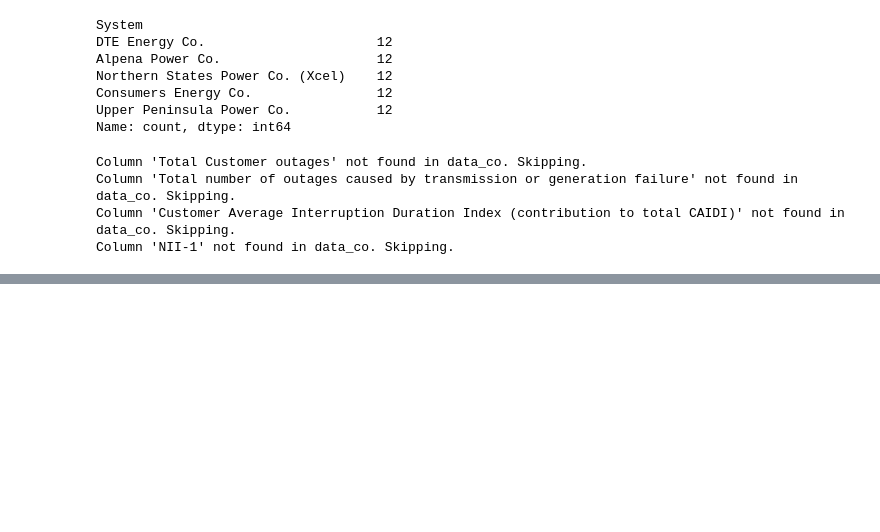
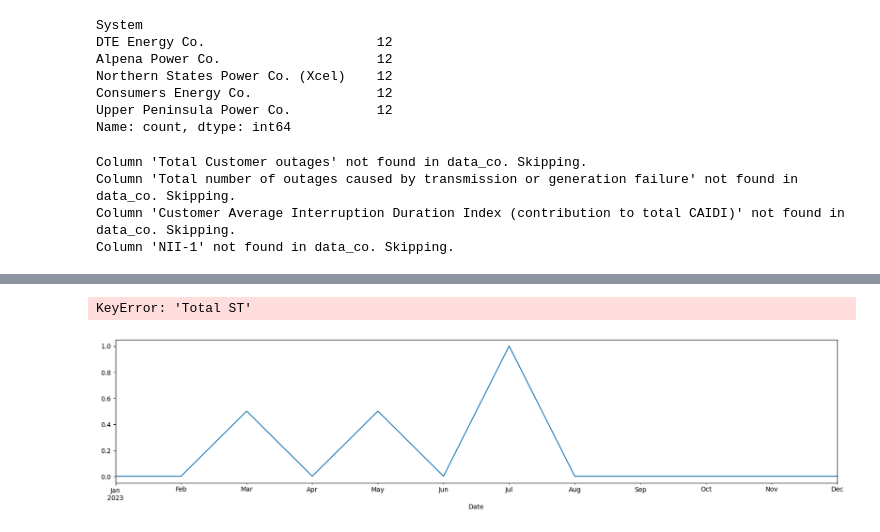
Before and after one commit to MauroGonzalez51/solar-study, a Jupyter notebook: test.ipynb, the cells around one changed output, grey strips where cells are left out. Cells and saved outputs as stored; diff of their text form; code cells hidden in the pictures; blank space fills up the shorter version.

```diff
--- a/test.ipynb
+++ b/test.ipynb
@@ -356,9 +382,14 @@ plt.scatter(c1_CEC['Total ST'], c1_CEC[field_to_analyze])
 # %%
+c1_CEC: pd.DataFrame = data_co[data_co['System'] == 'Alpena Power Co.']
+
 plt.figure(figsize=(20, 4))
 (c1_CEC[field_to_analyze] / c1_CEC[field_to_analyze].max()).plot()
 (c1_CEC['Total ST'] / c1_CEC['Total ST'].max()).plot()
 plt.legend(ncol=3)
 plt.title(label=f"Total Storms vs {field_to_analyze}")
+# %% [output]
+KeyError: 'Total ST'
+[figure, added]
 # %%
 np.corrcoef(np.array(c1_CEC[field_to_analyze]).astype(dtype=float), np.array(c1_CEC['Total ST']).astype(dtype=float))
 # %%
```
Also changed, not shown: parts of 9 cells of this notebook, 1 other file.
